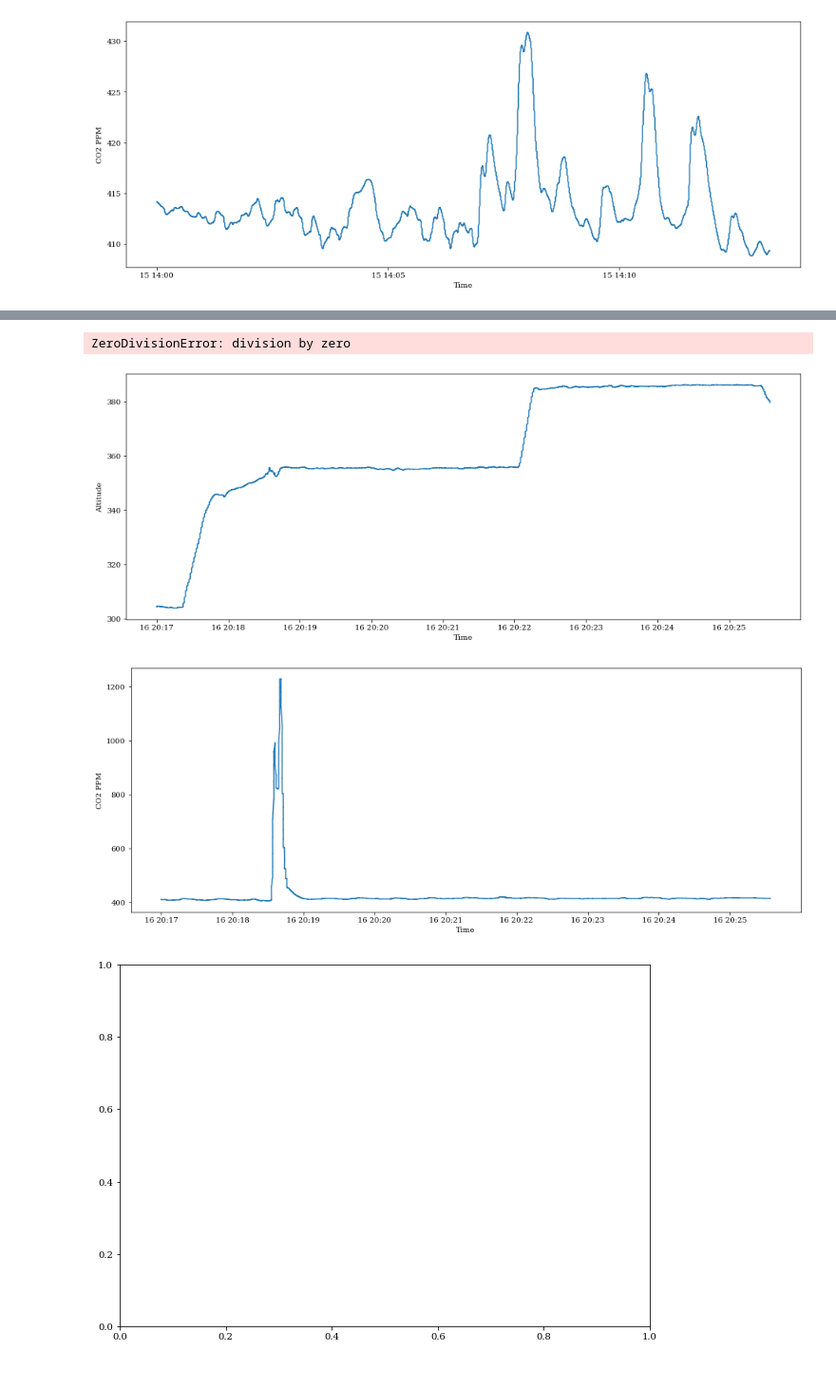
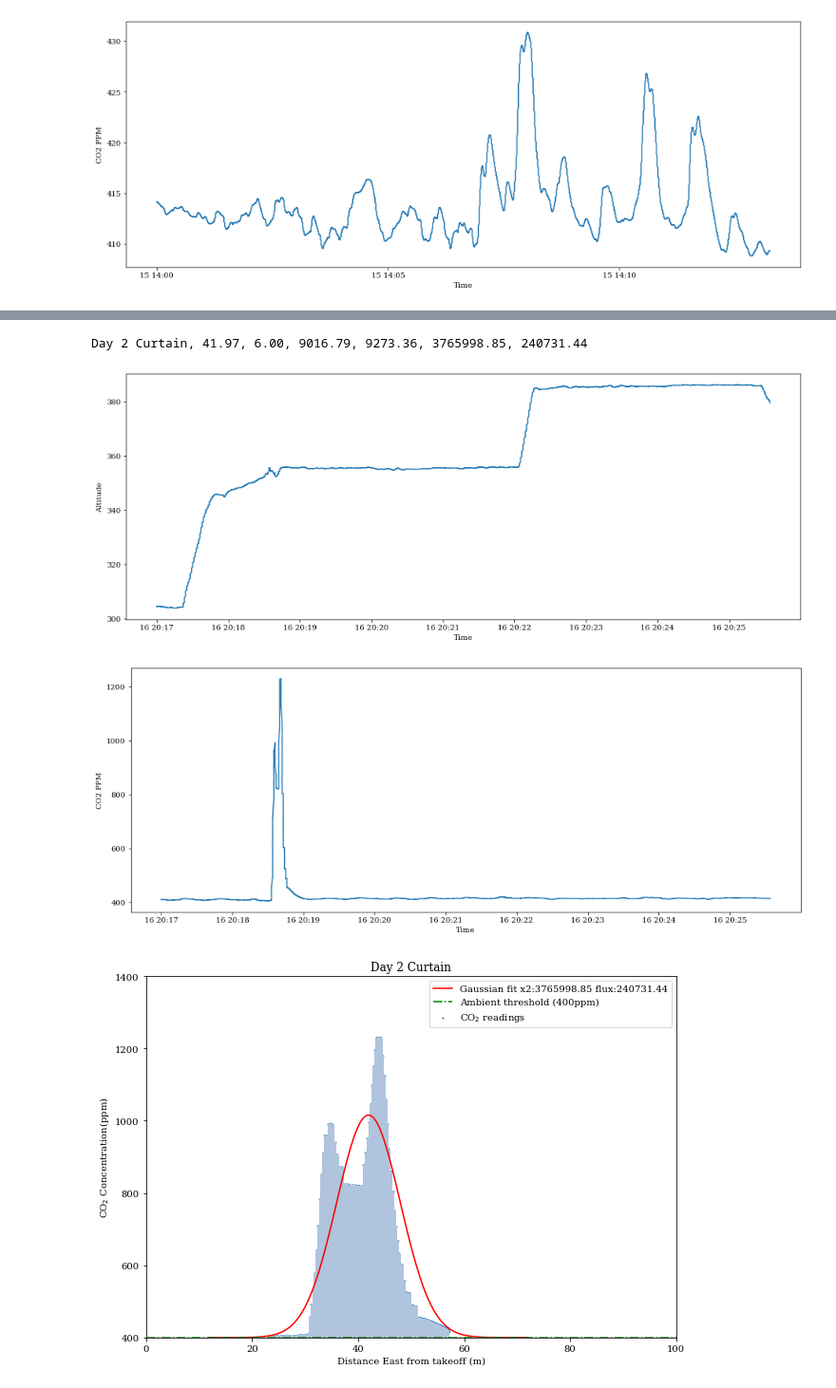
Before and after one commit to BCLab-UNM/iceland-2023-expedition, a Jupyter notebook: Iceland July 2023.ipynb, the cells around one changed output, grey strips where cells are left out. Shown: that part at 95% size. Saved outputs shown, nothing was run; the diff lists cells and outputs as text; code cells hidden in the pictures.

```diff
--- a/Iceland July 2023.ipynb
+++ b/Iceland July 2023.ipynb
@@ -67,7 +67,7 @@ def render_distance_data(starting_position, data, ambient, title, ax, min_distan
     for d in data:
         lat_diff = (starting_position.lat - d.lat) * (EARTH_CIRCUMFERENCE / 360) * math.cos(starting_position.lat * 0.01745)
         lon_diff = (starting_position.lon - d.lon) * (EARTH_CIRCUMFERENCE / 360)
-        distance = lon_diff
+        distance = lat_diff
         if distance > min_distance:
             distance_data.append({"distance": distance, "value": d.value})
             if(distance > max_distance):
@@ -124,7 +124,7 @@ def render_distance_data(starting_position, data, ambient, title, ax, min_distan
         return [current_x, difference(current_x)]
 
     def flux(C):
-        wind_speed = 10.7 # m/s
+        wind_speed = 10 # m/s
         seconds_in_day = 60 * 60 * 24 # s
         tonnes_per_mg = math.pow(10, -9) # tonnes
         CO2_molecular_weight = 44.01 # g / mol
@@ -171,7 +171,7 @@ def render_distance_data(starting_position, data, ambient, title, ax, min_distan
     if plot_gaussian:
         ax.plot(x, pdf, c='r', label='Gaussian fit x2:{:.2f} flux:{:.2f}'.format(minimum_x2, flux(minimum_s)))
     ax.axhline(y = ambient, color = 'g', linestyle = '-.', label="Ambient threshold ({}ppm)".format(ambient))
-    ax.set_xlabel('Distance South from takeoff (m)')
+    ax.set_xlabel('Distance East from takeoff (m)')
     ax.set_ylabel('CO$_2$ Concentration(ppm)')
     if limit_distance is not None:
         ax.set_aspect('auto')
@@ -245,10 +251,11 @@ ZeroDivisionError: division by zero
 # %%
 display_data('2023-7-15', day2_flight2)
 
 ig, axs = plt.subplots(1, 1, figsize=(10, 7))
-render_distance_data(day2_flight1[0], day2_flight2a, 415, 'Day 2 Curtain', axs, limit_distance=600, max_co2=1400, legend=True)
+render_distance_data(day2_flight1[0], day2_flight2a, 400, 'Day 2 Curtain', axs, limit_distance=100, max_co2=1400, legend=True)
+saveFigure(plt, 'transect3', dpi=300)
 # %% [output]
-ZeroDivisionError: division by zero
+Day 2 Curtain, 41.97, 6.00, 9016.79, 9273.36, 3765998.85, 240731.44
 [figure]
 [figure]
-[figure, old version]
+[figure, new version]
```
Also changed, not shown: parts of 2 cells of this notebook.
